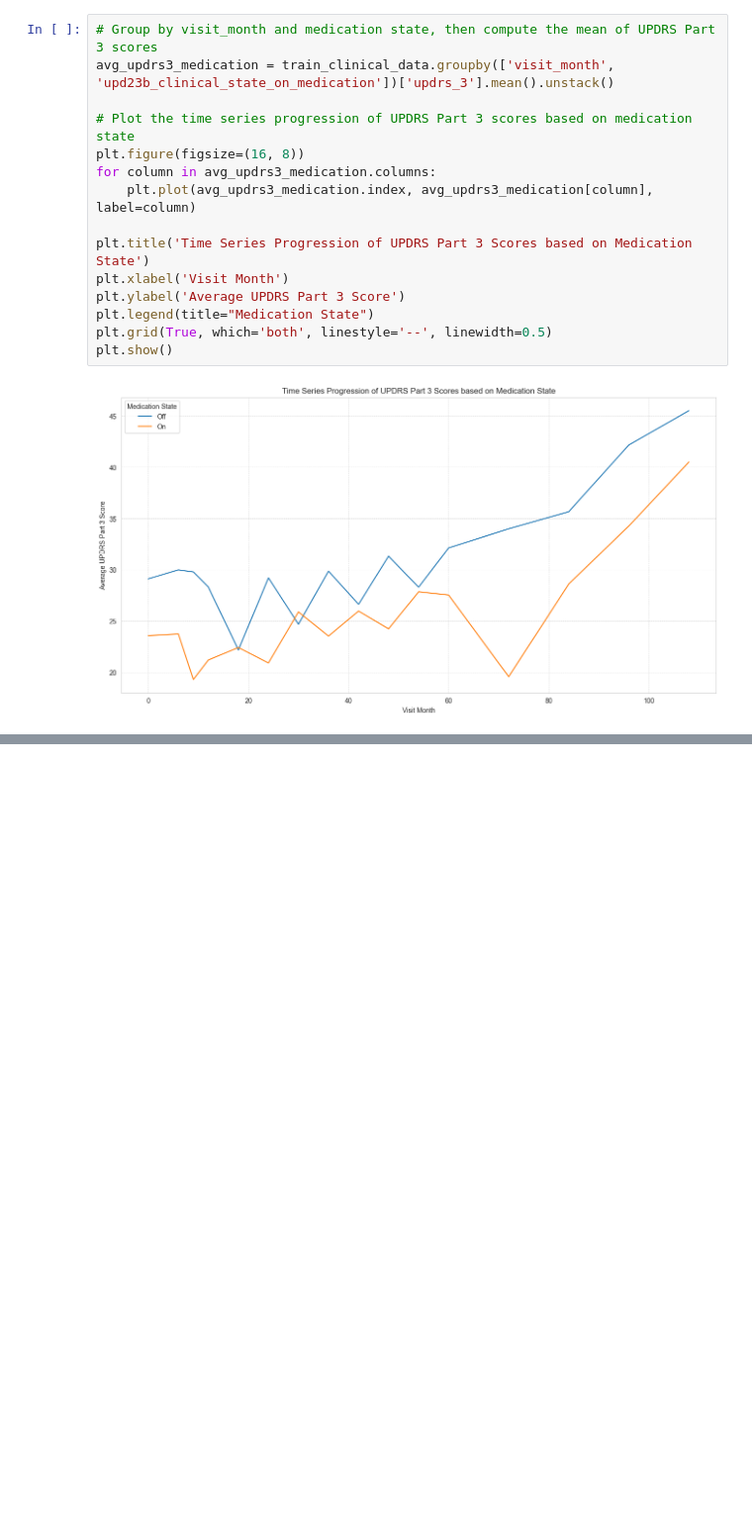
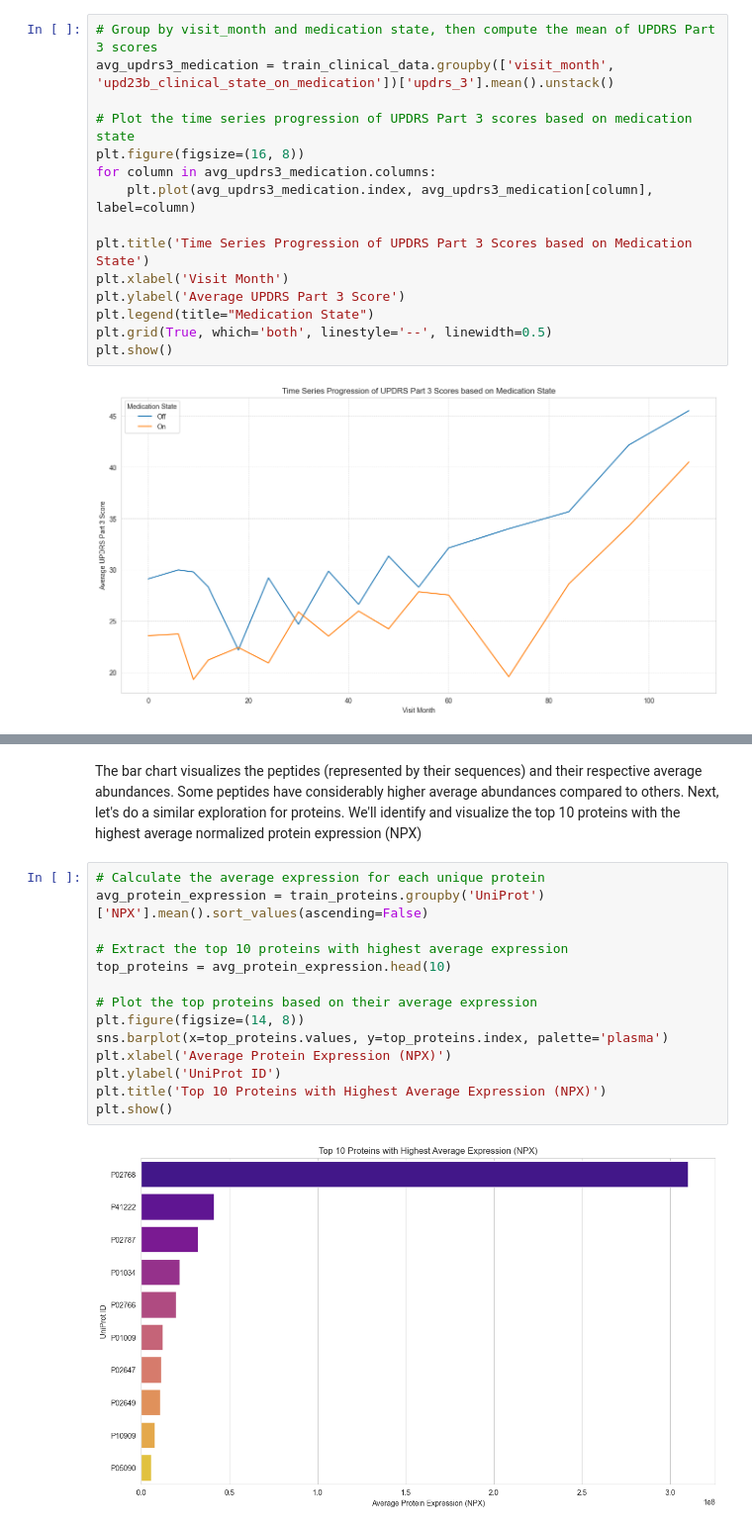
Before and after one commit to azizharouna/NeuroMetrics, a Jupyter notebook: data_analysis.ipynb, the cells around one changed output, grey strips where cells are left out. Shown at 99% size. Cells and saved outputs as stored; diff of their text form; blank space fills up the shorter version.

```diff
--- a/data_analysis.ipynb
+++ b/data_analysis.ipynb
@@ -254,0 +280,20 @@ plt.show()
+# %% [markdown]
+The bar chart visualizes the peptides (represented by their sequences) and their respective average abundances.
+Some peptides have considerably higher average abundances compared to others.
+Next, let's do a similar exploration for proteins. We'll identify and visualize the top 10 proteins with the highest average normalized protein expression (NPX)
+# %%
+# Calculate the average expression for each unique protein
+avg_protein_expression = train_proteins.groupby('UniProt')['NPX'].mean().sort_values(ascending=False)
+
+# Extract the top 10 proteins with highest average expression
+top_proteins = avg_protein_expression.head(10)
+
+# Plot the top proteins based on their average expression
+plt.figure(figsize=(14, 8))
+sns.barplot(x=top_proteins.values, y=top_proteins.index, palette='plasma')
+plt.xlabel('Average Protein Expression (NPX)')
+plt.ylabel('UniProt ID')
+plt.title('Top 10 Proteins with Highest Average Expression (NPX)')
+plt.show()
+# %% [output]
+[figure, added]
```
Also changed, not shown: parts of 2 cells of this notebook.
